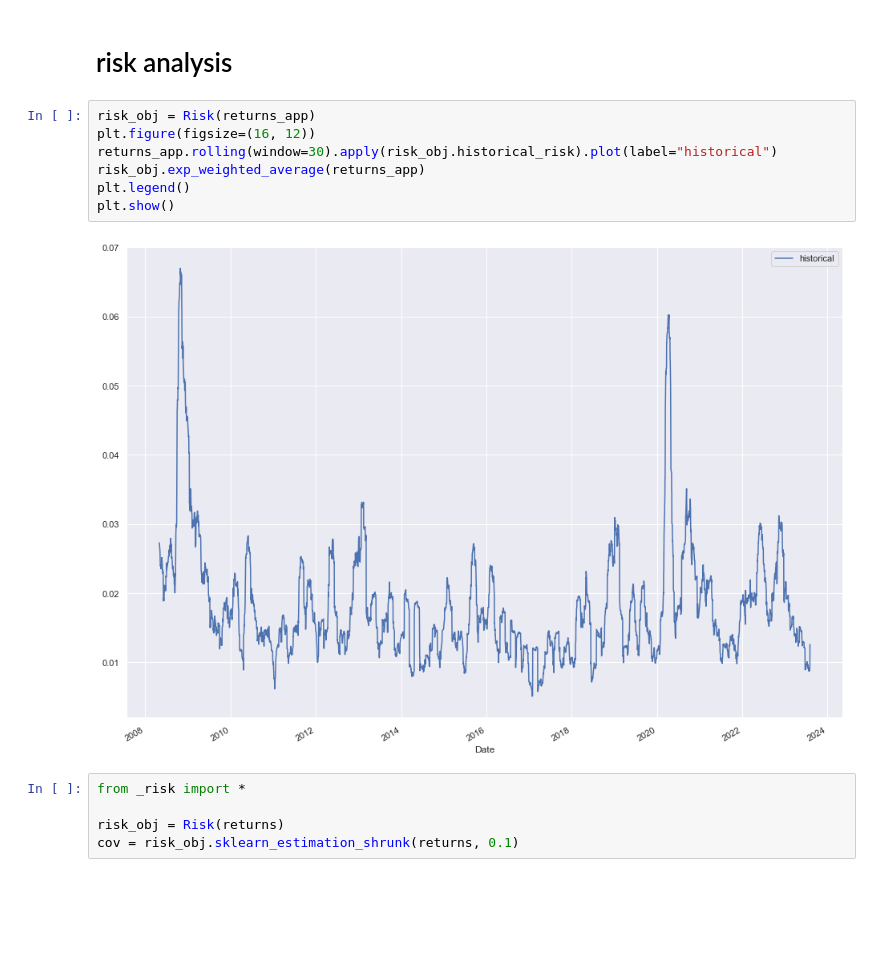
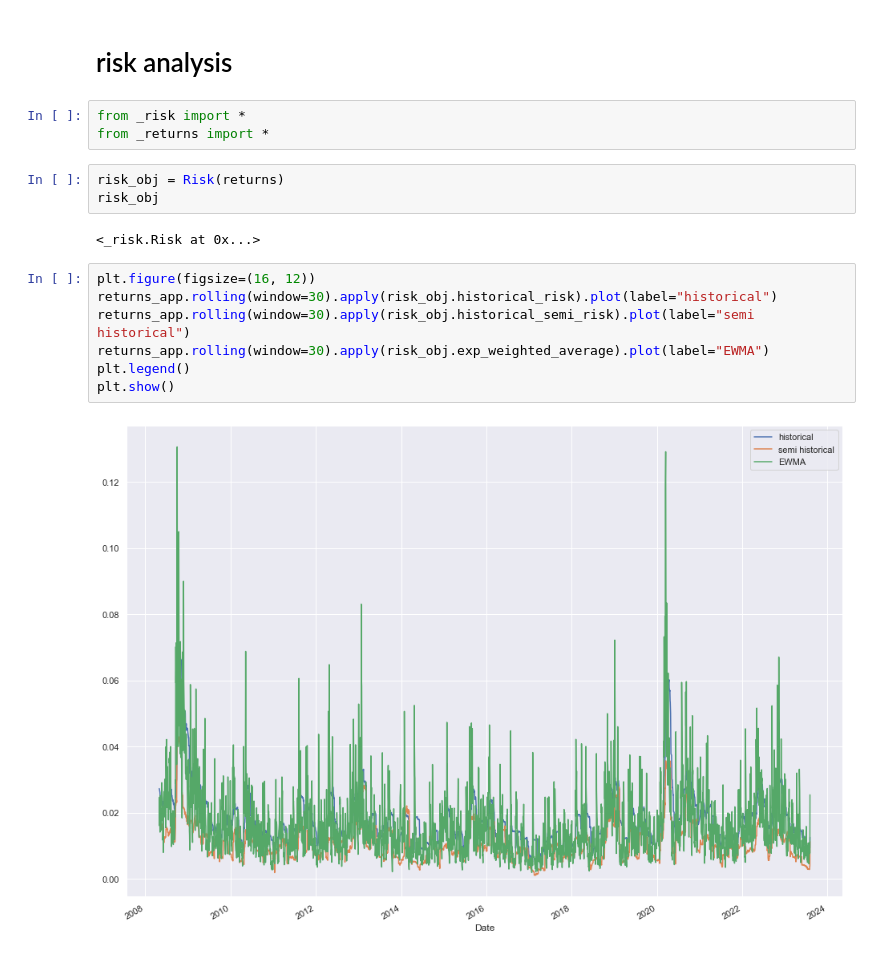
Before and after one commit to erfantbtb/algotrade-riskmanagement, a Jupyter notebook: test.ipynb, the cells around one changed output. Drawn from its saved outputs; the diff is of its cells as text; blank space fills up the shorter version.

```diff
--- a/test.ipynb
+++ b/test.ipynb
@@ -55,17 +54,20 @@ pd.DataFrame(st)
 | 0 | 0.588334 | 0.019876 | 0.058837 | 6.27345 | -0.099118 | 0.029497 | 0.001419 | 0.031519 | ... |
 # %% [markdown]
 # risk analysis
+# %%
+from _risk import *
+from _returns import *
+# %%
+risk_obj = Risk(returns)
+risk_obj
+# %% [output]
+<_risk.Risk at 0x...>
 # %%
-risk_obj = Risk(returns_app)
 plt.figure(figsize=(16, 12))
 returns_app.rolling(window=30).apply(risk_obj.historical_risk).plot(label="historical")
-risk_obj.exp_weighted_average(returns_app)
+returns_app.rolling(window=30).apply(risk_obj.historical_semi_risk).plot(label="semi historical")
+returns_app.rolling(window=30).apply(risk_obj.exp_weighted_average).plot(label="EWMA")
 plt.legend()
 plt.show()
 # %% [output]
-[figure, old version]
+[figure, new version]
-# %%
-from _risk import *
-
-risk_obj = Risk(returns)
-cov = risk_obj.sklearn_estimation_shrunk(returns, 0.1)
```
Also changed, not shown: parts of 1 cell of this notebook, 2 other files.
